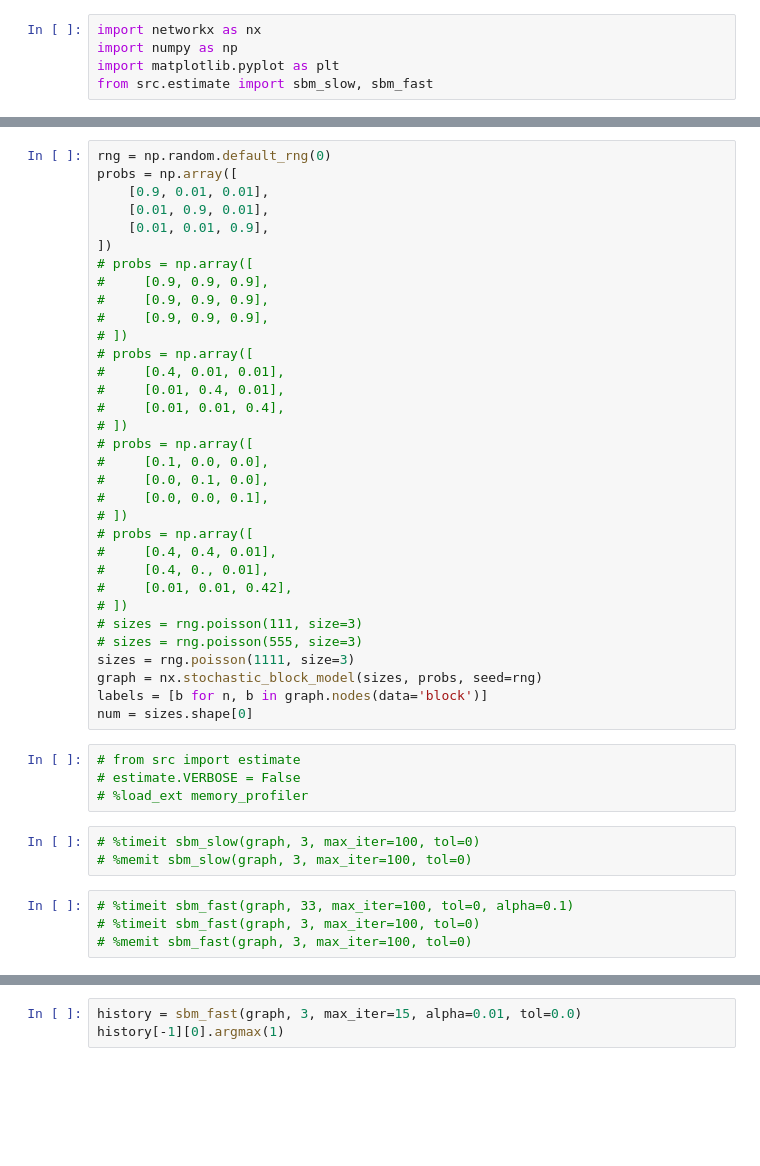
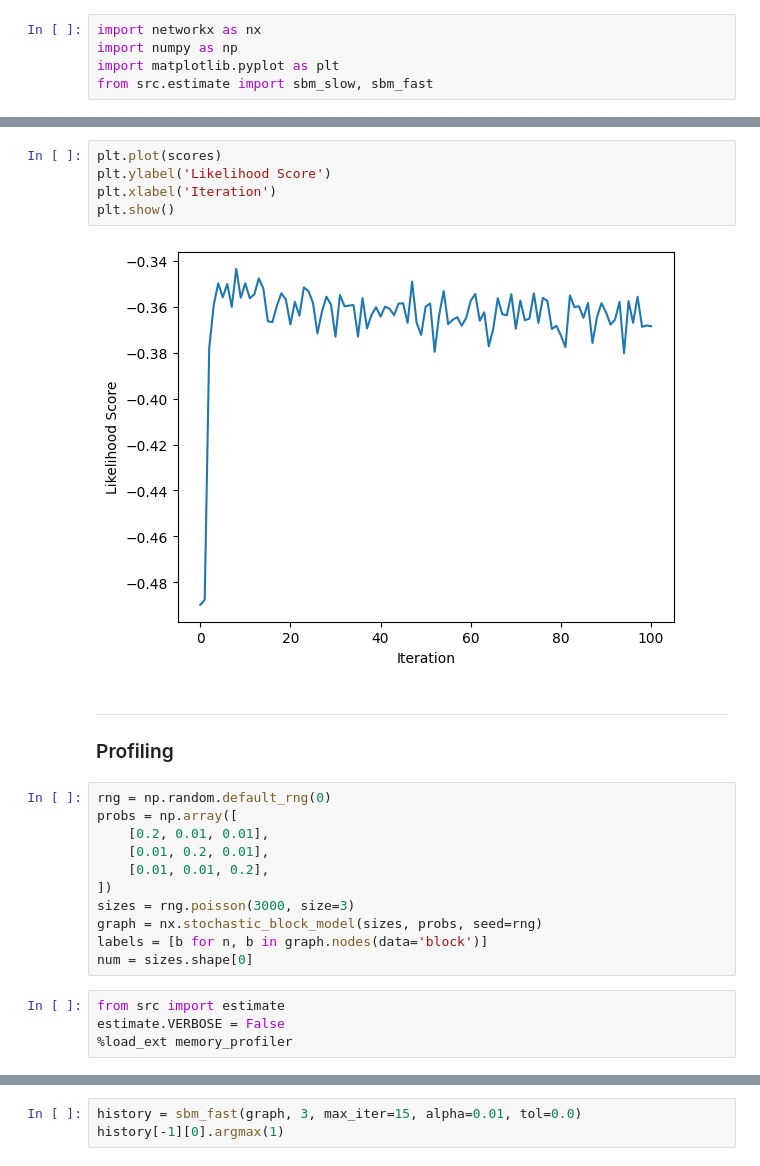
Before and after one commit to willarliss/IRLS-SBM, a Jupyter notebook: test.ipynb, the cells around one changed output, grey strips where cells are left out. Drawn from its saved outputs; the diff is of its cells as text; blank space fills up the shorter version.

Commit message:
demonstrate functionality of estimate.py

```diff
--- a/test.ipynb
+++ b/test.ipynb
@@ -6,44 +31,25 @@ from src.estimate import sbm_slow, sbm_fast
+# %%
+plt.plot(scores)
+plt.ylabel('Likelihood Score')
+plt.xlabel('Iteration')
+plt.show()
+# %% [output]
+[figure, added]
+# %% [markdown]
+---
+### Profiling
 # %%
 rng = np.random.default_rng(0)
 probs = np.array([
-    [0.9, 0.01, 0.01],
-    [0.01, 0.9, 0.01],
-    [0.01, 0.01, 0.9],
+    [0.2, 0.01, 0.01],
+    [0.01, 0.2, 0.01],
+    [0.01, 0.01, 0.2],
 ])
-# probs = np.array([
-#     [0.9, 0.9, 0.9],
-#     [0.9, 0.9, 0.9],
-#     [0.9, 0.9, 0.9],
-# ])
-# probs = np.array([
-#     [0.4, 0.01, 0.01],
-#     [0.01, 0.4, 0.01],
-#     [0.01, 0.01, 0.4],
-# ])
-# probs = np.array([
-#     [0.1, 0.0, 0.0],
-#     [0.0, 0.1, 0.0],
-#     [0.0, 0.0, 0.1],
-# ])
-# probs = np.array([
-#     [0.4, 0.4, 0.01],
-#     [0.4, 0., 0.01],
-#     [0.01, 0.01, 0.42],
-# ])
-# sizes = rng.poisson(111, size=3)
-# sizes = rng.poisson(555, size=3)
-sizes = rng.poisson(1111, size=3)
+sizes = rng.poisson(3000, size=3)
 graph = nx.stochastic_block_model(sizes, probs, seed=rng)
 labels = [b for n, b in graph.nodes(data='block')]
 num = sizes.shape[0]
 # %%
-# from src import estimate
-# estimate.VERBOSE = False
-# %load_ext memory_profiler
+from src import estimate
+estimate.VERBOSE = False
+%load_ext memory_profiler
-# %%
-# %timeit sbm_slow(graph, 3, max_iter=100, tol=0)
-# %memit sbm_slow(graph, 3, max_iter=100, tol=0)
-# %%
-# %timeit sbm_fast(graph, 33, max_iter=100, tol=0, alpha=0.1)
-# %timeit sbm_fast(graph, 3, max_iter=100, tol=0)
-# %memit sbm_fast(graph, 3, max_iter=100, tol=0)
```
Also changed, not shown: parts of 18 cells of this notebook, 1 other file.
